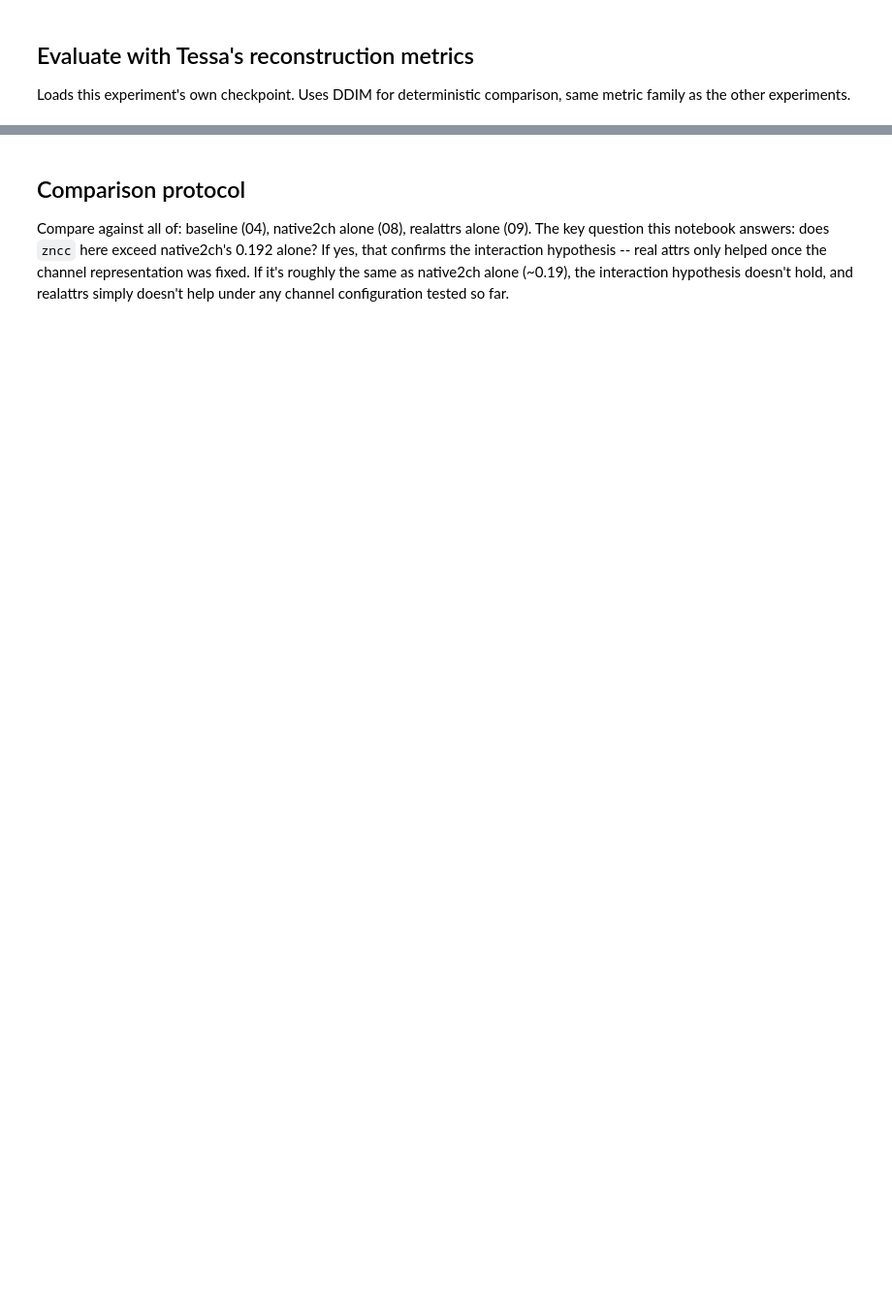
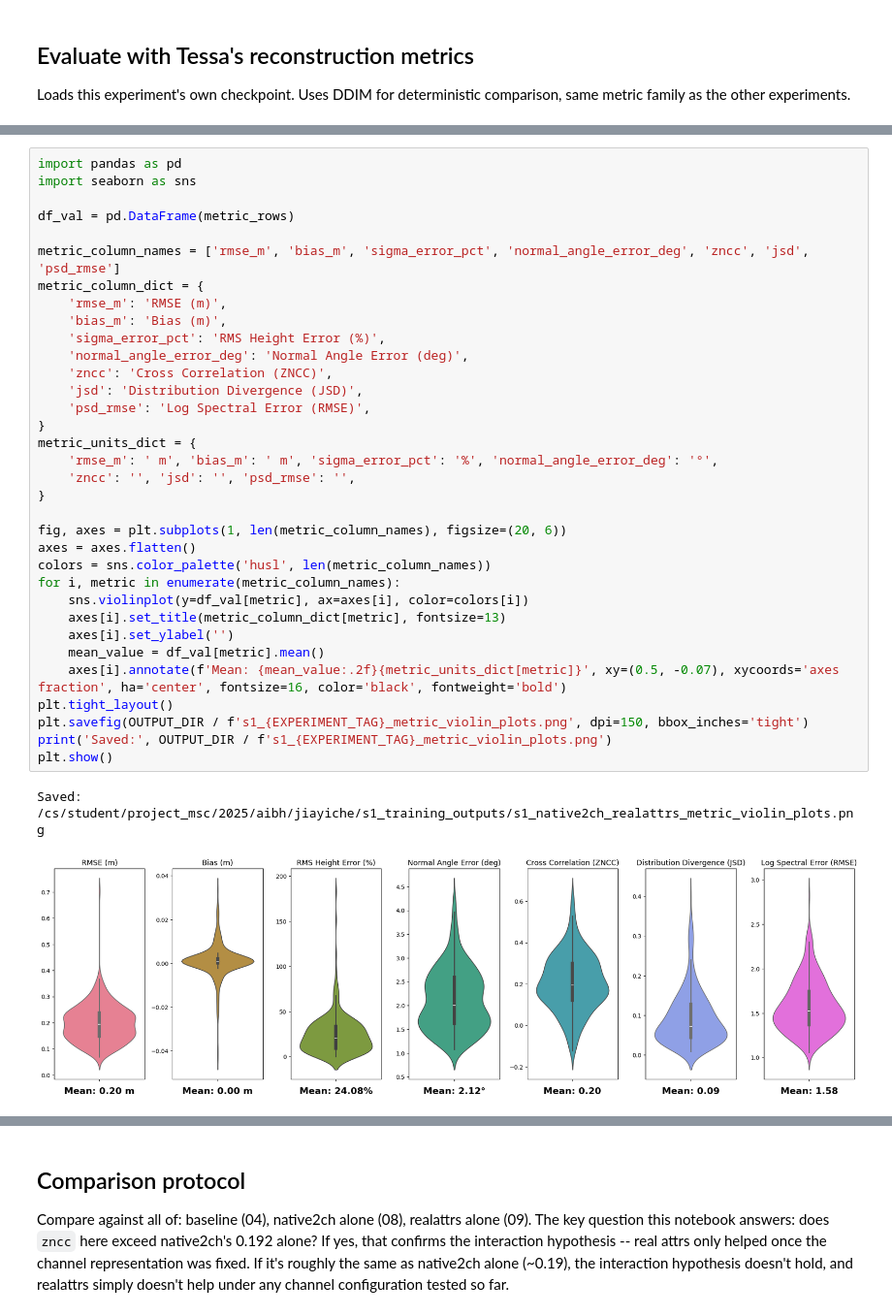
Before and after one commit to jy-gfm/roughnet-sentinel1-pipeline, a Jupyter notebook: notebooks/12_sentinel1_native2ch_realattrs_combined.ipynb, the cells around one changed output, grey strips where cells are left out. Shown at 97% size. Cells and saved outputs as stored; diff of their text form; blank space fills up the shorter version.

Commit message:
Add executed outputs for Phase 1 ablations (08-12) and PC RTC coverage check (13)

```diff
--- a/notebooks/12_sentinel1_native2ch_realattrs_combined.ipynb
+++ b/notebooks/12_sentinel1_native2ch_realattrs_combined.ipynb
@@ -275,0 +303,37 @@ print('Mean metrics:', {key: float(np.nanmean([row[key] for row in metric_rows])
+# %%
+import pandas as pd
+import seaborn as sns
+
+df_val = pd.DataFrame(metric_rows)
+
+metric_column_names = ['rmse_m', 'bias_m', 'sigma_error_pct', 'normal_angle_error_deg', 'zncc', 'jsd', 'psd_rmse']
+metric_column_dict = {
+    'rmse_m': 'RMSE (m)',
+    'bias_m': 'Bias (m)',
+    'sigma_error_pct': 'RMS Height Error (%)',
+    'normal_angle_error_deg': 'Normal Angle Error (deg)',
+    'zncc': 'Cross Correlation (ZNCC)',
+    'jsd': 'Distribution Divergence (JSD)',
+    'psd_rmse': 'Log Spectral Error (RMSE)',
+}
+metric_units_dict = {
+    'rmse_m': ' m', 'bias_m': ' m', 'sigma_error_pct': '%', 'normal_angle_error_deg': '°',
+    'zncc': '', 'jsd': '', 'psd_rmse': '',
+}
+
+fig, axes = plt.subplots(1, len(metric_column_names), figsize=(20, 6))
+axes = axes.flatten()
+colors = sns.color_palette('husl', len(metric_column_names))
+for i, metric in enumerate(metric_column_names):
+    sns.violinplot(y=df_val[metric], ax=axes[i], color=colors[i])
+    axes[i].set_title(metric_column_dict[metric], fontsize=13)
+    axes[i].set_ylabel('')
+    mean_value = df_val[metric].mean()
+    axes[i].annotate(f'Mean: {mean_value:.2f}{metric_units_dict[metric]}', xy=(0.5, -0.07), xycoords='axes fraction', ha='center', fontsize=16, color='black', fontweight='bold')
+plt.tight_layout()
+plt.savefig(OUTPUT_DIR / f's1_{EXPERIMENT_TAG}_metric_violin_plots.png', dpi=150, bbox_inches='tight')
+print('Saved:', OUTPUT_DIR / f's1_{EXPERIMENT_TAG}_metric_violin_plots.png')
+plt.show()
+# %% [output]
+Saved: /cs/student/project_msc/2025/aibh/jiayiche/s1_training_outputs/s1_native2ch_realattrs_metric_violin_plots.png
+[figure, added]
```
Also changed, not shown: parts of 6 cells of this notebook, 2 other files.
